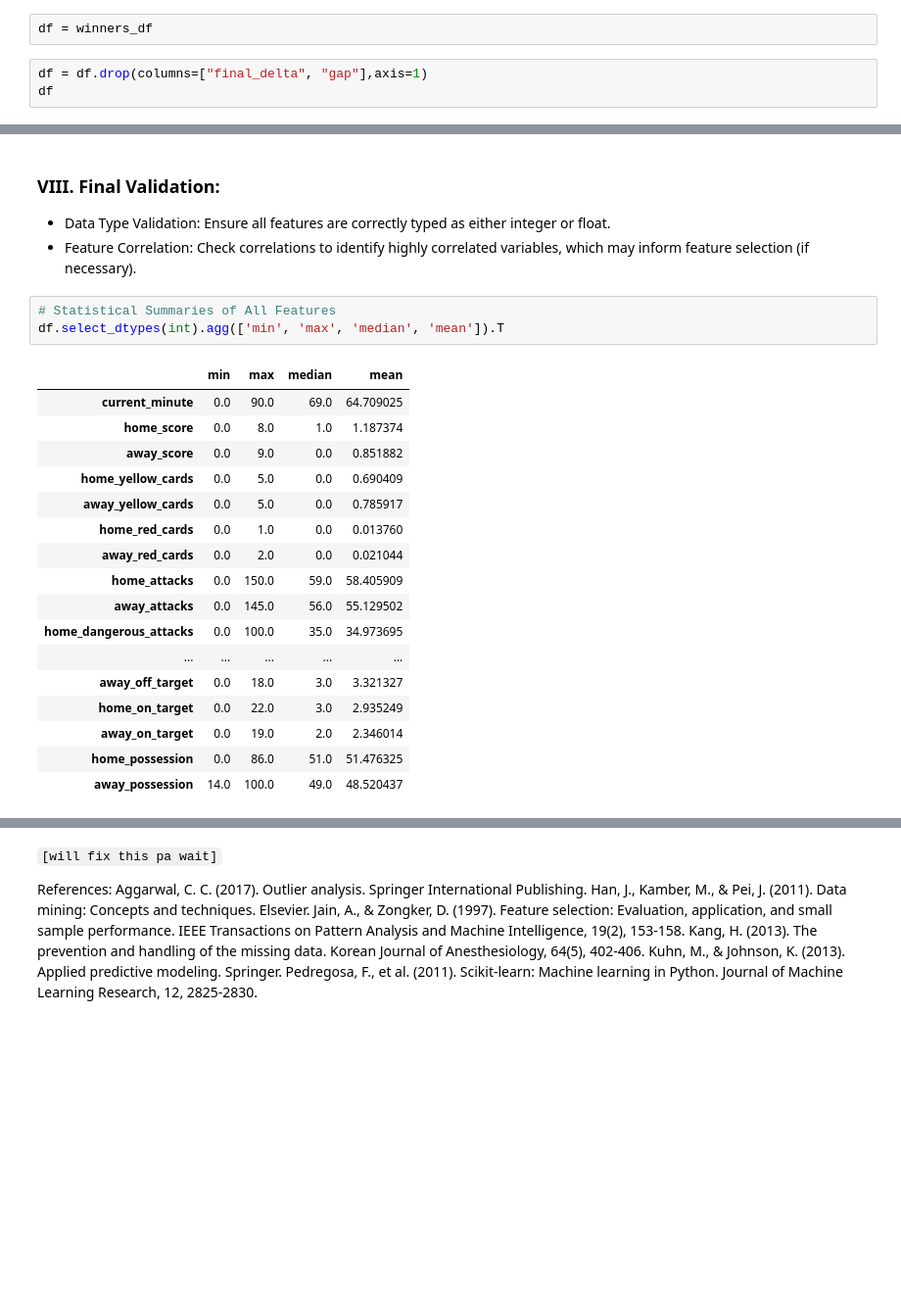
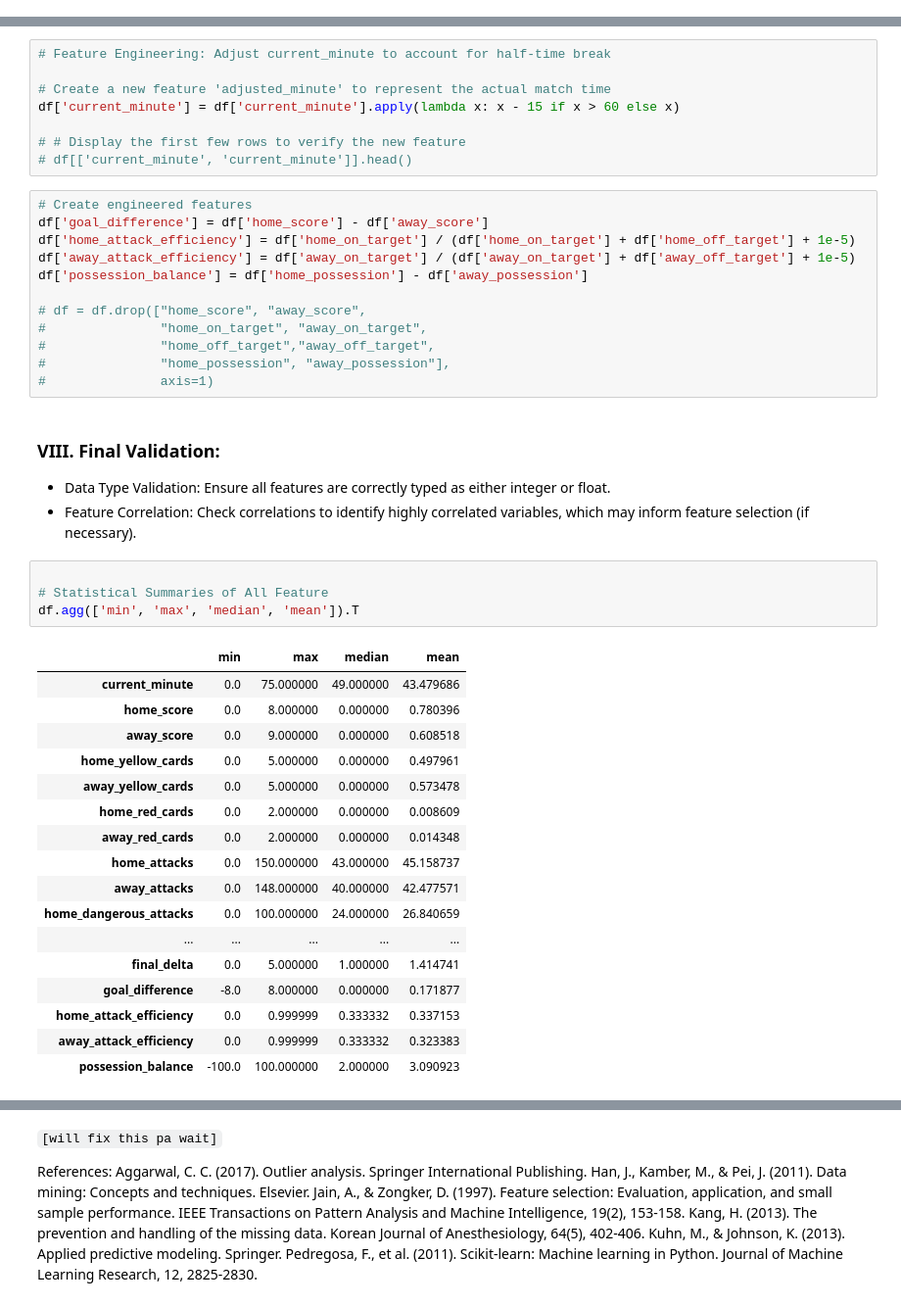
Before and after one commit to yuanpngn/STINTSY_MLP, a Jupyter notebook: [STINTSY]_Machine_Learning_Project.ipynb, the cells around one changed output, grey strips where cells are left out. Shown at 98% size. Cells and saved outputs as stored; diff of their text form; blank space fills up the shorter version.

```diff
--- a/[STINTSY]_Machine_Learning_Project.ipynb
+++ b/[STINTSY]_Machine_Learning_Project.ipynb
@@ -260,5 +264,0 @@ display(winners_df[['home_score', 'away_score', 'gap', 'final_delta', 'winner']]
-# %%
-df = winners_df
-# %%
-df = df.drop(columns=["final_delta", "gap"],axis=1)
-df
@@ -279,28 +265,49 @@ df
+# %%
+# Feature Engineering: Adjust current_minute to account for half-time break
+
+# Create a new feature 'adjusted_minute' to represent the actual match time
+df['current_minute'] = df['current_minute'].apply(lambda x: x - 15 if x > 60 else x)
+
+# # Display the first few rows to verify the new feature
+# df[['current_minute', 'current_minute']].head()
+# %%
+# Create engineered features
+df['goal_difference'] = df['home_score'] - df['away_score']
+df['home_attack_efficiency'] = df['home_on_target'] / (df['home_on_target'] + df['home_off_target'] + 1e-5)
+df['away_attack_efficiency'] = df['away_on_target'] / (df['away_on_target'] + df['away_off_target'] + 1e-5)
+df['possession_balance'] = df['home_possession'] - df['away_possession']
+
+# df = df.drop(["home_score", "away_score",
+#               "home_on_target", "away_on_target",
+#               "home_off_target","away_off_target",
+#               "home_possession", "away_possession"],
+#               axis=1)
 # %% [markdown]
 ### VIII. Final Validation:
 - Data Type Validation: Ensure all features are correctly typed as either integer or float.
 - Feature Correlation: Check correlations to identify highly correlated variables, which may inform feature selection (if necessary).
 # %%
-# Statistical Summaries of All Features
-df.select_dtypes(int).agg(['min', 'max', 'median', 'mean']).T
+
+# Statistical Summaries of All Feature
+df.agg(['min', 'max', 'median', 'mean']).T
 # %% [output]
 |  | min | max | median | mean |
-| current_minute | 0.0 | 90.0 | 69.0 | 64.709025 |
-| home_score | 0.0 | 8.0 | 1.0 | 1.187374 |
-| away_score | 0.0 | 9.0 | 0.0 | 0.851882 |
-| home_yellow_cards | 0.0 | 5.0 | 0.0 | 0.690409 |
-| away_yellow_cards | 0.0 | 5.0 | 0.0 | 0.785917 |
-| home_red_cards | 0.0 | 1.0 | 0.0 | 0.013760 |
-| away_red_cards | 0.0 | 2.0 | 0.0 | 0.021044 |
-| home_attacks | 0.0 | 150.0 | 59.0 | 58.405909 |
-| away_attacks | 0.0 | 145.0 | 56.0 | 55.129502 |
-| home_dangerous_attacks | 0.0 | 100.0 | 35.0 | 34.973695 |
+| current_minute | 0.0 | 75.000000 | 49.000000 | 43.479686 |
+| home_score | 0.0 | 8.000000 | 0.000000 | 0.780396 |
+| away_score | 0.0 | 9.000000 | 0.000000 | 0.608518 |
+| home_yellow_cards | 0.0 | 5.000000 | 0.000000 | 0.497961 |
+| away_yellow_cards | 0.0 | 5.000000 | 0.000000 | 0.573478 |
+| home_red_cards | 0.0 | 2.000000 | 0.000000 | 0.008609 |
+| away_red_cards | 0.0 | 2.000000 | 0.000000 | 0.014348 |
+| home_attacks | 0.0 | 150.000000 | 43.000000 | 45.158737 |
+| away_attacks | 0.0 | 148.000000 | 40.000000 | 42.477571 |
+| home_dangerous_attacks | 0.0 | 100.000000 | 24.000000 | 26.840659 |
 | ... | ... | ... | ... | ... |
-| away_off_target | 0.0 | 18.0 | 3.0 | 3.321327 |
-| home_on_target | 0.0 | 22.0 | 3.0 | 2.935249 |
-| away_on_target | 0.0 | 19.0 | 2.0 | 2.346014 |
-| home_possession | 0.0 | 86.0 | 51.0 | 51.476325 |
-| away_possession | 14.0 | 100.0 | 49.0 | 48.520437 |
+| final_delta | 0.0 | 5.000000 | 1.000000 | 1.414741 |
+| goal_difference | -8.0 | 8.000000 | 0.000000 | 0.171877 |
+| home_attack_efficiency | 0.0 | 0.999999 | 0.333332 | 0.337153 |
+| away_attack_efficiency | 0.0 | 0.999999 | 0.333332 | 0.323383 |
+| possession_balance | -100.0 | 100.000000 | 2.000000 | 3.090923 |
 # %%
 print(f"Final shape: {df.shape}")
 df.head()
```
Also changed, not shown: parts of 61 cells of this notebook, 1 other file.
